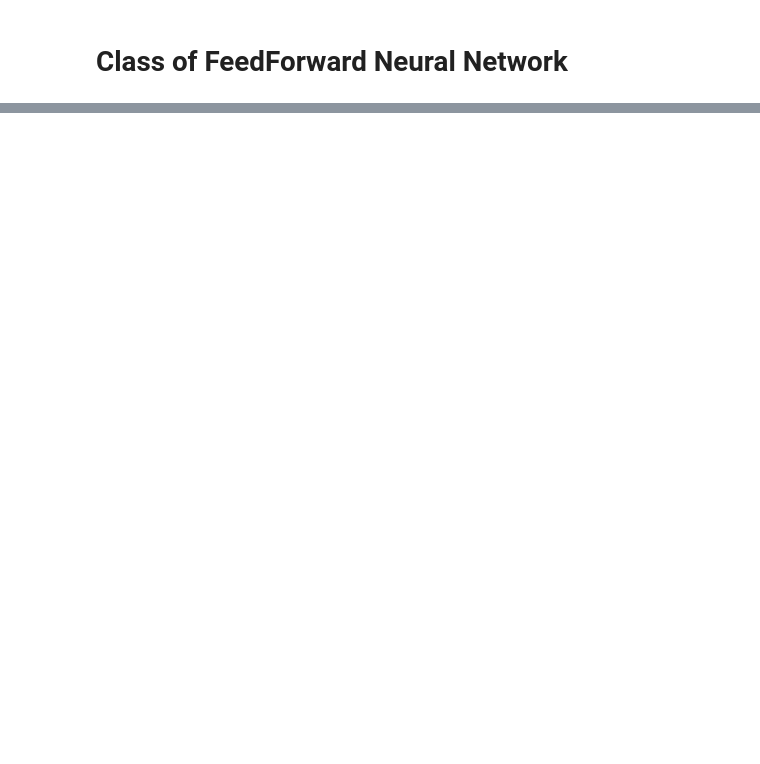
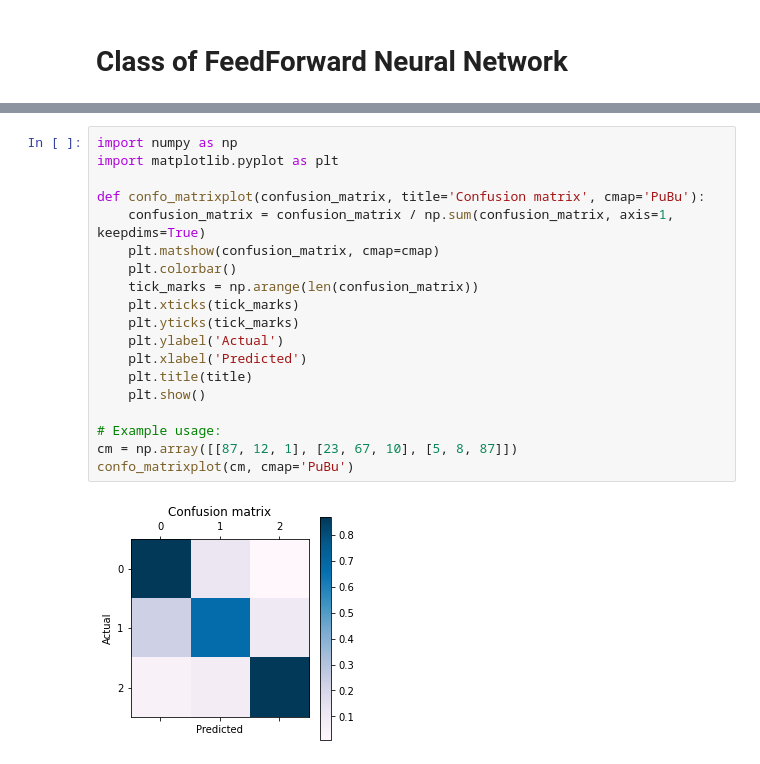
Before and after one commit to swapnilmn/Assignment_1-CS6910, a Jupyter notebook: Question_3.ipynb, the cells around one changed output, grey strips where cells are left out. Saved outputs shown, nothing was run; the diff lists cells and outputs as text; blank space fills up the shorter version.

```diff
--- a/Question_3.ipynb
+++ b/Question_3.ipynb
@@ -566,0 +589,21 @@ View run at https://wandb.ai/ed22s009/Question_4_Best_Model/runs/7v7b8r72
+# %%
+import numpy as np
+import matplotlib.pyplot as plt
+
+def confo_matrixplot(confusion_matrix, title='Confusion matrix', cmap='PuBu'):
+    confusion_matrix = confusion_matrix / np.sum(confusion_matrix, axis=1, keepdims=True)
+    plt.matshow(confusion_matrix, cmap=cmap)
+    plt.colorbar()
+    tick_marks = np.arange(len(confusion_matrix))
+    plt.xticks(tick_marks)
+    plt.yticks(tick_marks)
+    plt.ylabel('Actual')
+    plt.xlabel('Predicted')
+    plt.title(title)
+    plt.show()
+
+# Example usage:
+cm = np.array([[87, 12, 1], [23, 67, 10], [5, 8, 87]])
+confo_matrixplot(cm, cmap='PuBu')
+# %% [output]
+[figure, added]
```
Also changed, not shown: parts of 6 cells of this notebook.
